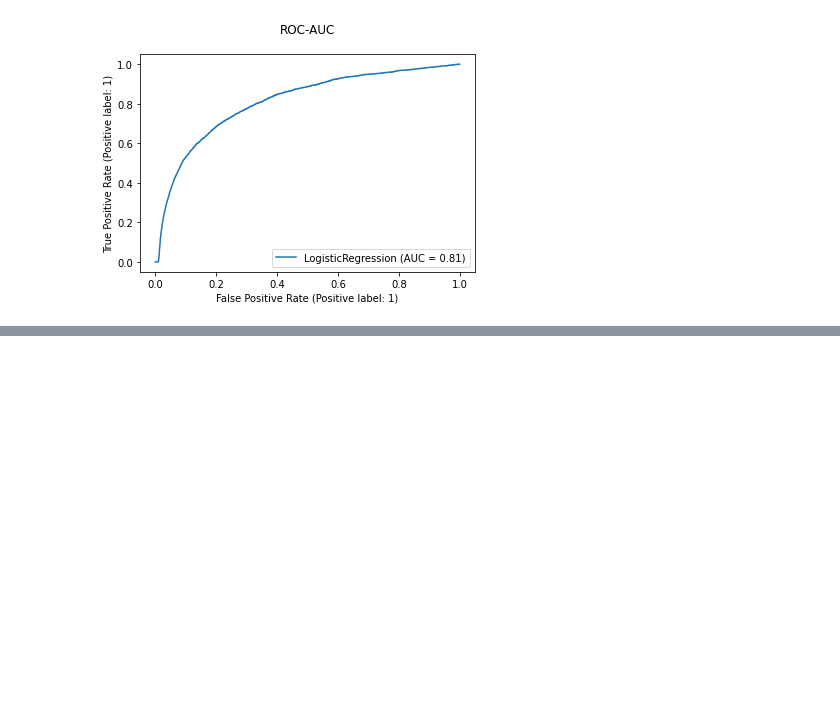
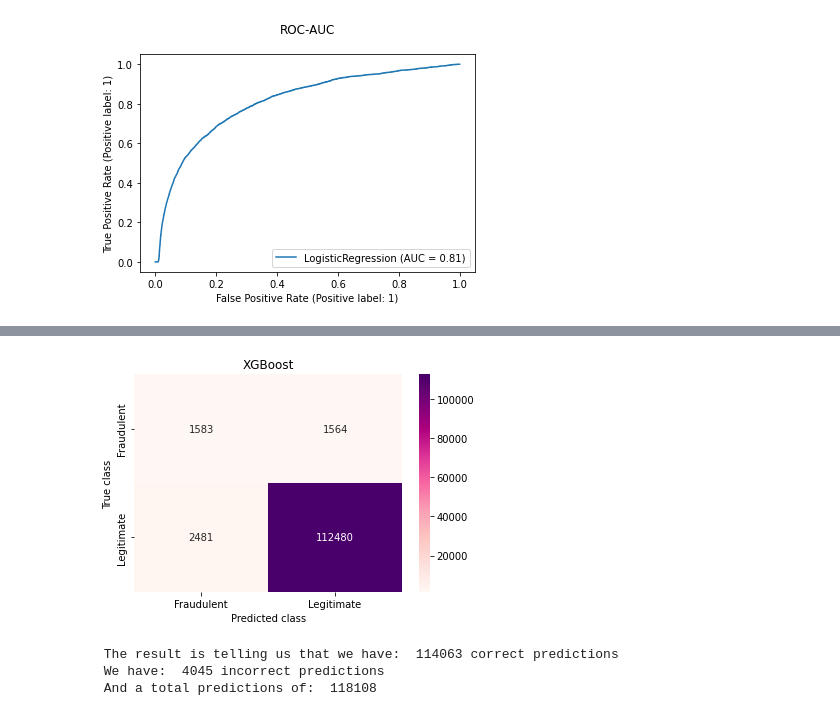
Before and after one commit to mirelaverebceanu/Transaction-Fraud-Detection, a Jupyter notebook: IEEEDataset.ipynb, the cells around one changed output, grey strips where cells are left out. Cells and saved outputs as stored; diff of their text form; code cells hidden in the pictures; blank space fills up the shorter version.

Commit message:
add XGBoost to IEEEDataset

```diff
--- a/IEEEDataset.ipynb
+++ b/IEEEDataset.ipynb
@@ -323,0 +330,6 @@ confusionMatrix(y_pred_lr, y_val, "Logistic Regression")
+# %%
+import xgboost
+
+m2_xgb = xgboost.XGBClassifier(n_estimators=110, nthread=-1, max_depth = 3, seed=1729)
+# %%
+m2_xgb.fit(X_train_smote, y_train_smote)
@@ -323,0 +348,2 @@ confusionMatrix(y_pred_lr, y_val, "Logistic Regression")
+# %%
+y_predicted_xgb = m2_xgb.predict(X_val_scaled)
@@ -323,0 +363,7 @@ confusionMatrix(y_pred_lr, y_val, "Logistic Regression")
+# %%
+confusionMatrix(y_predicted_xgb, y_val, "XGBoost")
+# %% [output]
+[figure, added]
+ The result is telling us that we have:  114063 correct predictions
+ We have:  4045 incorrect predictions
+ And a total predictions of:  118108
```
Also changed, not shown: parts of 9 cells of this notebook.
